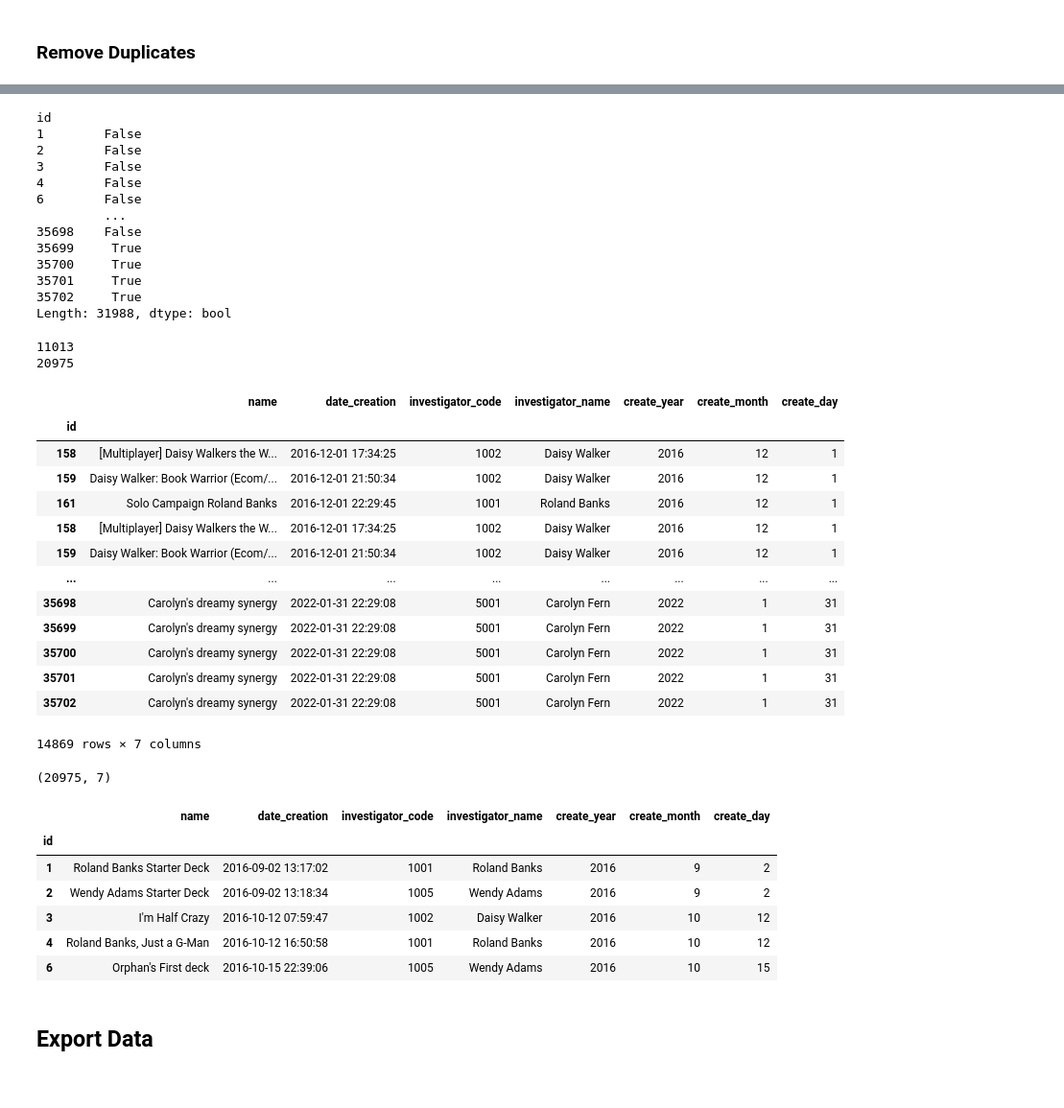
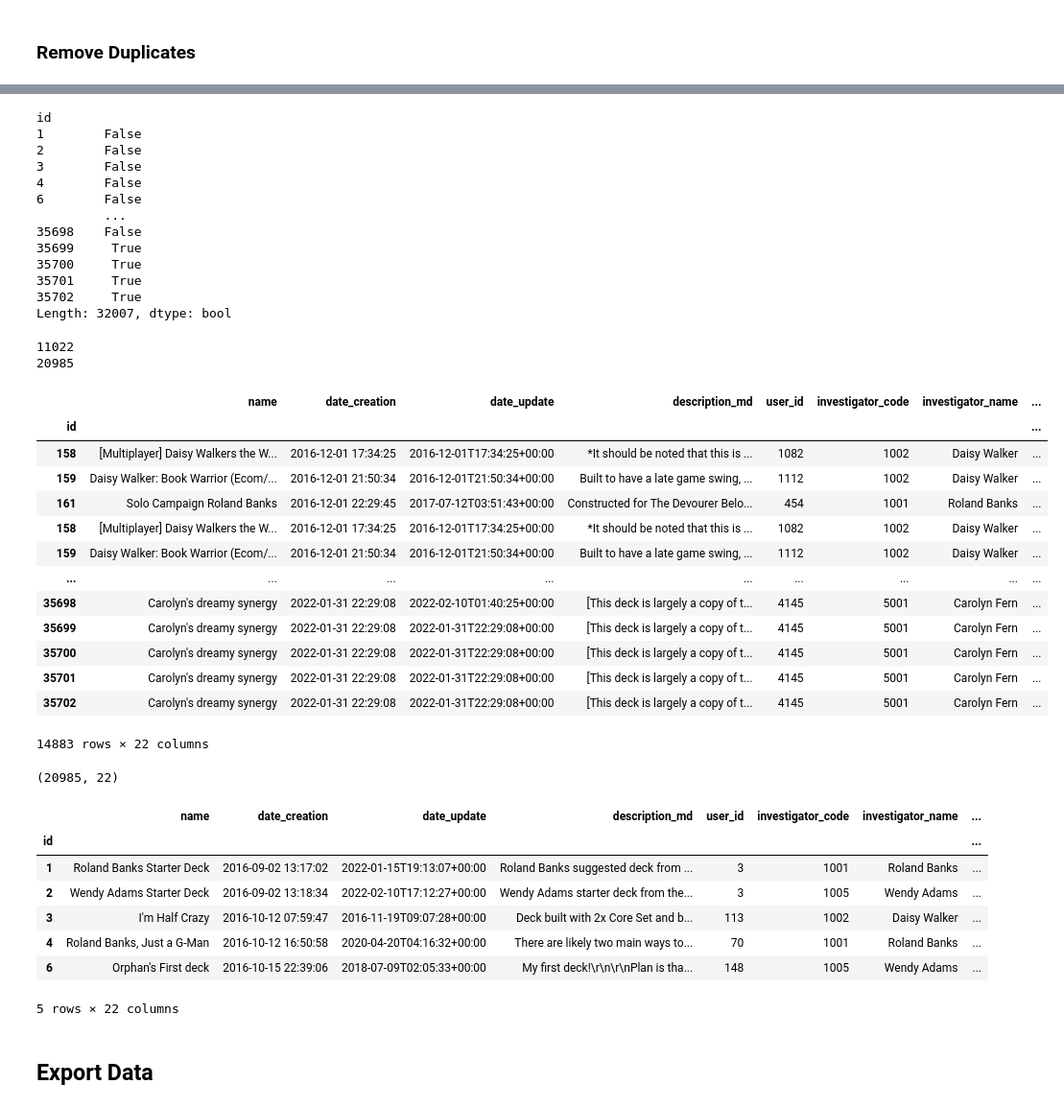
Before and after one commit to SSimon16/arkhamdb-data, a Jupyter notebook: decklist_data.ipynb, the cells around one changed output, grey strips where cells are left out. Shown: that part at 96% size. Saved outputs shown, nothing was run; the diff lists cells and outputs as text; code cells hidden in the pictures.

Commit message:
address duplicates

```diff
--- a/decklist_data.ipynb
+++ b/decklist_data.ipynb
@@ -268,6 +247,6 @@ Length: 31988, dtype: bool
 # %%
 # View Duplicates on X colmns
-df_investigator_pop_start.duplicated(subset=['name', 'date_creation', 'investigator_code'])
+df_decklists_clean.duplicated(subset=['name', 'date_creation', 'investigator_code'])
 # %% [output]
 id
 1        False
@@ -281,32 +260,32 @@ id
 35700     True
 35701     True
 35702     True
-Length: 31988, dtype: bool
+Length: 32007, dtype: bool
 # %%
 # Number of duplicates and Non-duplicates
-print(df_investigator_pop_start.duplicated().sum())
-print((~df_investigator_pop_start.duplicated()).sum())
+print(df_decklists_clean.duplicated(subset=['name', 'date_creation', 'investigator_code']).sum())
+print((~df_decklists_clean.duplicated(subset=['name', 'date_creation', 'investigator_code'])).sum())
 # %% [output]
-11013
-20975
+11022
+20985
 # %%
 # Extract duplicate rows (showing all duplicates)
-df_investigator_pop_start.loc[df_investigator_pop_start.duplicated(subset=['name', 'date_creation', 'investigator_code'],
+df_decklists_clean.loc[df_decklists_clean.duplicated(subset=['name', 'date_creation', 'investigator_code'],
                                                                    keep=False), :]
 # %% [output]
-|  | name | date_creation | investigator_code | investigator_name | create_year | create_month | create_day |
-| id |  |  |  |  |  |  |  |
-| 158 | [Multiplayer] Daisy Walkers the W... | 2016-12-01 17:34:25 | 1002 | Daisy Walker | 2016 | 12 | 1 |
-| 159 | Daisy Walker: Book Warrior (Ecom/... | 2016-12-01 21:50:34 | 1002 | Daisy Walker | 2016 | 12 | 1 |
-| 161 | Solo Campaign Roland Banks | 2016-12-01 22:29:45 | 1001 | Roland Banks | 2016 | 12 | 1 |
-| 158 | [Multiplayer] Daisy Walkers the W... | 2016-12-01 17:34:25 | 1002 | Daisy Walker | 2016 | 12 | 1 |
-| 159 | Daisy Walker: Book Warrior (Ecom/... | 2016-12-01 21:50:34 | 1002 | Daisy Walker | 2016 | 12 | 1 |
-| ... | ... | ... | ... | ... | ... | ... | ... |
-| 35698 | Carolyn's dreamy synergy | 2022-01-31 22:29:08 | 5001 | Carolyn Fern | 2022 | 1 | 31 |
-| 35699 | Carolyn's dreamy synergy | 2022-01-31 22:29:08 | 5001 | Carolyn Fern | 2022 | 1 | 31 |
-| 35700 | Carolyn's dreamy synergy | 2022-01-31 22:29:08 | 5001 | Carolyn Fern | 2022 | 1 | 31 |
-| 35701 | Carolyn's dreamy synergy | 2022-01-31 22:29:08 | 5001 | Carolyn Fern | 2022 | 1 | 31 |
-| 35702 | Carolyn's dreamy synergy | 2022-01-31 22:29:08 | 5001 | Carolyn Fern | 2022 | 1 | 31 |
+|  | name | date_creation | date_update | description_md | user_id | investigator_code | investigator_name | ... |
+| id |  |  |  |  |  |  |  | ... |
+| 158 | [Multiplayer] Daisy Walkers the W... | 2016-12-01 17:34:25 | 2016-12-01T17:34:25+00:00 | *It should be noted that this is ... | 1082 | 1002 | Daisy Walker | ... |
+| 159 | Daisy Walker: Book Warrior (Ecom/... | 2016-12-01 21:50:34 | 2016-12-01T21:50:34+00:00 | Built to have a late game swing, ... | 1112 | 1002 | Daisy Walker | ... |
+| 161 | Solo Campaign Roland Banks | 2016-12-01 22:29:45 | 2017-07-12T03:51:43+00:00 | Constructed for The Devourer Belo... | 454 | 1001 | Roland Banks | ... |
+| 158 | [Multiplayer] Daisy Walkers the W... | 2016-12-01 17:34:25 | 2016-12-01T17:34:25+00:00 | *It should be noted that this is ... | 1082 | 1002 | Daisy Walker | ... |
+| 159 | Daisy Walker: Book Warrior (Ecom/... | 2016-12-01 21:50:34 | 2016-12-01T21:50:34+00:00 | Built to have a late game swing, ... | 1112 | 1002 | Daisy Walker | ... |
+| ... | ... | ... | ... | ... | ... | ... | ... | ... |
+| 35698 | Carolyn's dreamy synergy | 2022-01-31 22:29:08 | 2022-02-10T01:40:25+00:00 | [This deck is largely a copy of t... | 4145 | 5001 | Carolyn Fern | ... |
+| 35699 | Carolyn's dreamy synergy | 2022-01-31 22:29:08 | 2022-01-31T22:29:08+00:00 | [This deck is largely a copy of t... | 4145 | 5001 | Carolyn Fern | ... |
+| 35700 | Carolyn's dreamy synergy | 2022-01-31 22:29:08 | 2022-01-31T22:29:08+00:00 | [This deck is largely a copy of t... | 4145 | 5001 | Carolyn Fern | ... |
+| 35701 | Carolyn's dreamy synergy | 2022-01-31 22:29:08 | 2022-01-31T22:29:08+00:00 | [This deck is largely a copy of t... | 4145 | 5001 | Carolyn Fern | ... |
+| 35702 | Carolyn's dreamy synergy | 2022-01-31 22:29:08 | 2022-01-31T22:29:08+00:00 | [This deck is largely a copy of t... | 4145 | 5001 | Carolyn Fern | ... |
-14869 rows × 7 columns
+14883 rows × 22 columns
 # %%
 # Drop Duplicates. Keep 1st occurence and drop all others
@@ -314,16 +293,17 @@ df_inv_pop_final = df_investigator_pop_start.drop_duplicates(subset=['name', 'da
 # %%
-df_inv_pop_final.shape
+df_decklists_clean.shape
 # %% [output]
-(20975, 7)
+(20985, 22)
 # %%
-df_inv_pop_final.head()
+df_decklists_clean.head()
 # %% [output]
-|  | name | date_creation | investigator_code | investigator_name | create_year | create_month | create_day |
-| id |  |  |  |  |  |  |  |
-| 1 | Roland Banks Starter Deck | 2016-09-02 13:17:02 | 1001 | Roland Banks | 2016 | 9 | 2 |
-| 2 | Wendy Adams Starter Deck | 2016-09-02 13:18:34 | 1005 | Wendy Adams | 2016 | 9 | 2 |
-| 3 | I'm Half Crazy | 2016-10-12 07:59:47 | 1002 | Daisy Walker | 2016 | 10 | 12 |
-| 4 | Roland Banks, Just a G-Man | 2016-10-12 16:50:58 | 1001 | Roland Banks | 2016 | 10 | 12 |
-| 6 | Orphan's First deck | 2016-10-15 22:39:06 | 1005 | Wendy Adams | 2016 | 10 | 15 |
+|  | name | date_creation | date_update | description_md | user_id | investigator_code | investigator_name | ... |
+| id |  |  |  |  |  |  |  | ... |
+| 1 | Roland Banks Starter Deck | 2016-09-02 13:17:02 | 2022-01-15T19:13:07+00:00 | Roland Banks suggested deck from ... | 3 | 1001 | Roland Banks | ... |
+| 2 | Wendy Adams Starter Deck | 2016-09-02 13:18:34 | 2022-02-10T17:12:27+00:00 | Wendy Adams starter deck from the... | 3 | 1005 | Wendy Adams | ... |
+| 3 | I'm Half Crazy | 2016-10-12 07:59:47 | 2016-11-19T09:07:28+00:00 | Deck built with 2x Core Set and b... | 113 | 1002 | Daisy Walker | ... |
+| 4 | Roland Banks, Just a G-Man | 2016-10-12 16:50:58 | 2020-04-20T04:16:32+00:00 | There are likely two main ways to... | 70 | 1001 | Roland Banks | ... |
+| 6 | Orphan's First deck | 2016-10-15 22:39:06 | 2018-07-09T02:05:33+00:00 | My first deck!\r\n\r\nPlan is tha... | 148 | 1005 | Wendy Adams | ... |
+5 rows × 22 columns
 # %% [markdown]
 ## Export Data
```
Also changed, not shown: parts of 14 cells of this notebook, 3 other files.
